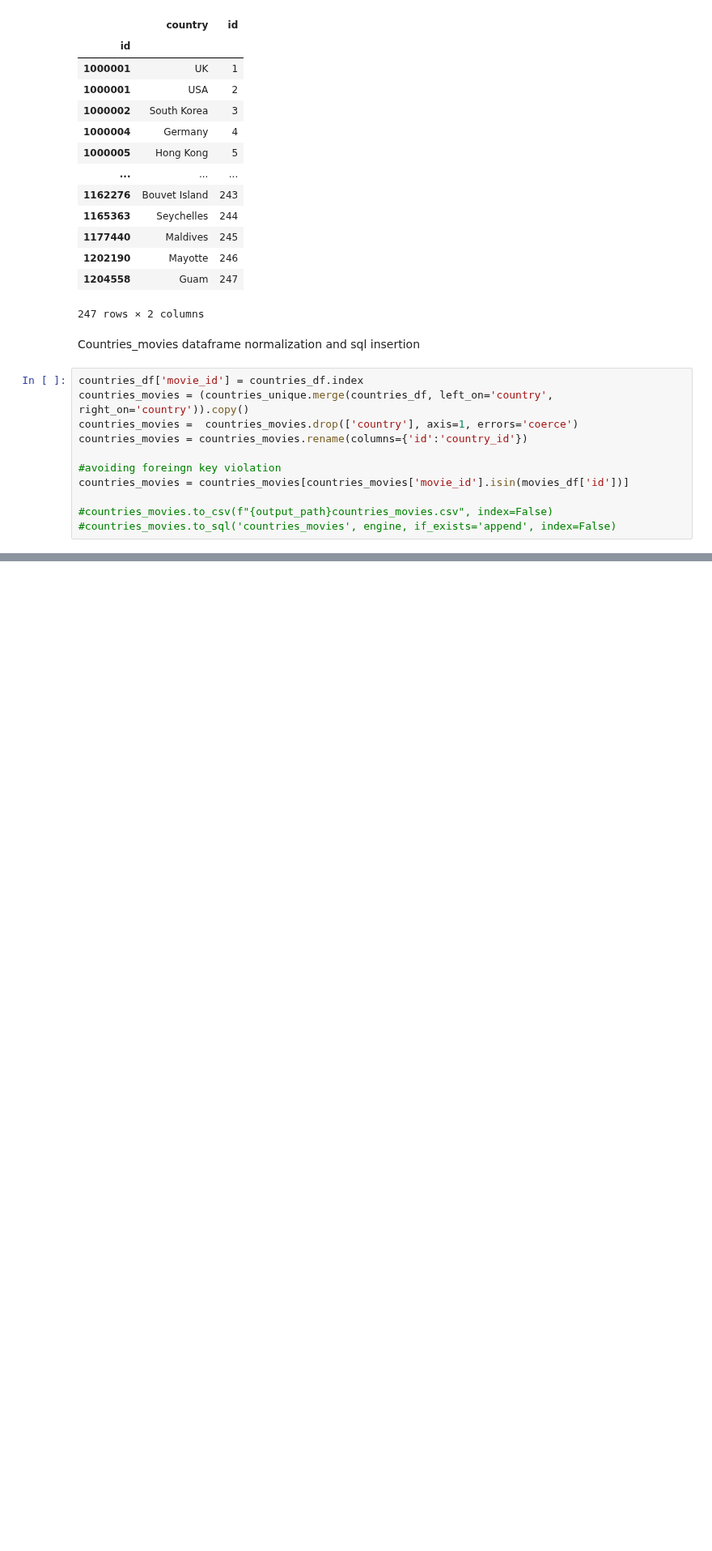
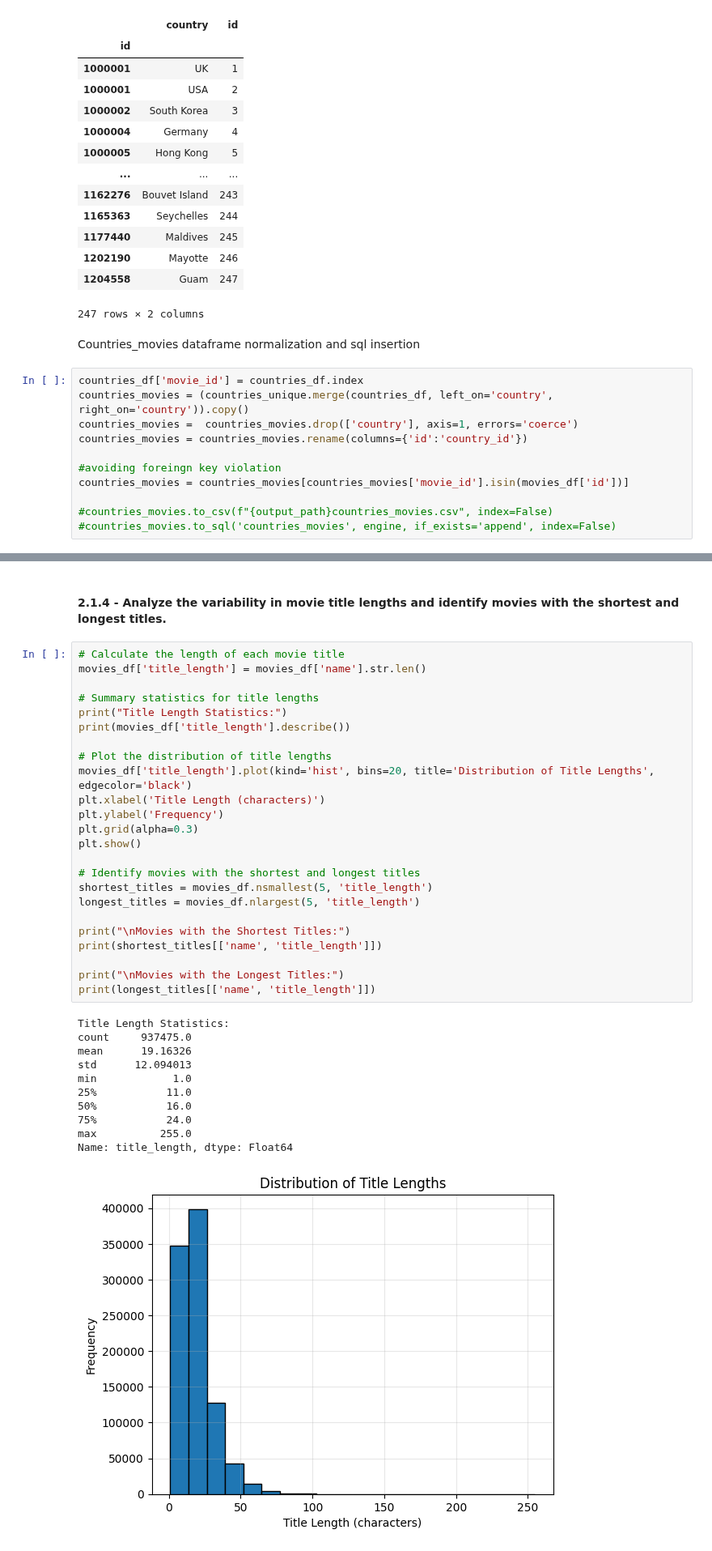
Before and after one commit to SacchettiLorenzo/IUMTWEB_DataAnalysis, a Jupyter notebook: data cleaning/DataCleaning.ipynb, the cells around one changed output, grey strips where cells are left out. Shown at 81% size. Saved outputs shown, nothing was run; the diff lists cells and outputs as text; blank space fills up the shorter version.

```diff
--- a/data cleaning/DataCleaning.ipynb
+++ b/data cleaning/DataCleaning.ipynb
@@ -1055,0 +1123,38 @@ movie_studios_df.to_csv(f"{output_path}studios_movies.csv", index=False)
+# %% [markdown]
+#### 2.1.4 - Analyze the variability in movie title lengths and identify movies with the shortest and longest titles.
+# %%
+# Calculate the length of each movie title
+movies_df['title_length'] = movies_df['name'].str.len()
+
+# Summary statistics for title lengths
+print("Title Length Statistics:")
+print(movies_df['title_length'].describe())
+
+# Plot the distribution of title lengths
+movies_df['title_length'].plot(kind='hist', bins=20, title='Distribution of Title Lengths', edgecolor='black')
+plt.xlabel('Title Length (characters)')
+plt.ylabel('Frequency')
+plt.grid(alpha=0.3)
+plt.show()
+
+# Identify movies with the shortest and longest titles
+shortest_titles = movies_df.nsmallest(5, 'title_length')
+longest_titles = movies_df.nlargest(5, 'title_length')
+
+print("\nMovies with the Shortest Titles:")
+print(shortest_titles[['name', 'title_length']])
+
+print("\nMovies with the Longest Titles:")
+print(longest_titles[['name', 'title_length']])
+# %% [output]
+Title Length Statistics:
+count     937475.0
+mean      19.16326
+std      12.094013
+min            1.0
+25%           11.0
+50%           16.0
+75%           24.0
+max          255.0
+Name: title_length, dtype: Float64
+[figure, added]
```
Also changed, not shown: parts of 24 cells of this notebook.
